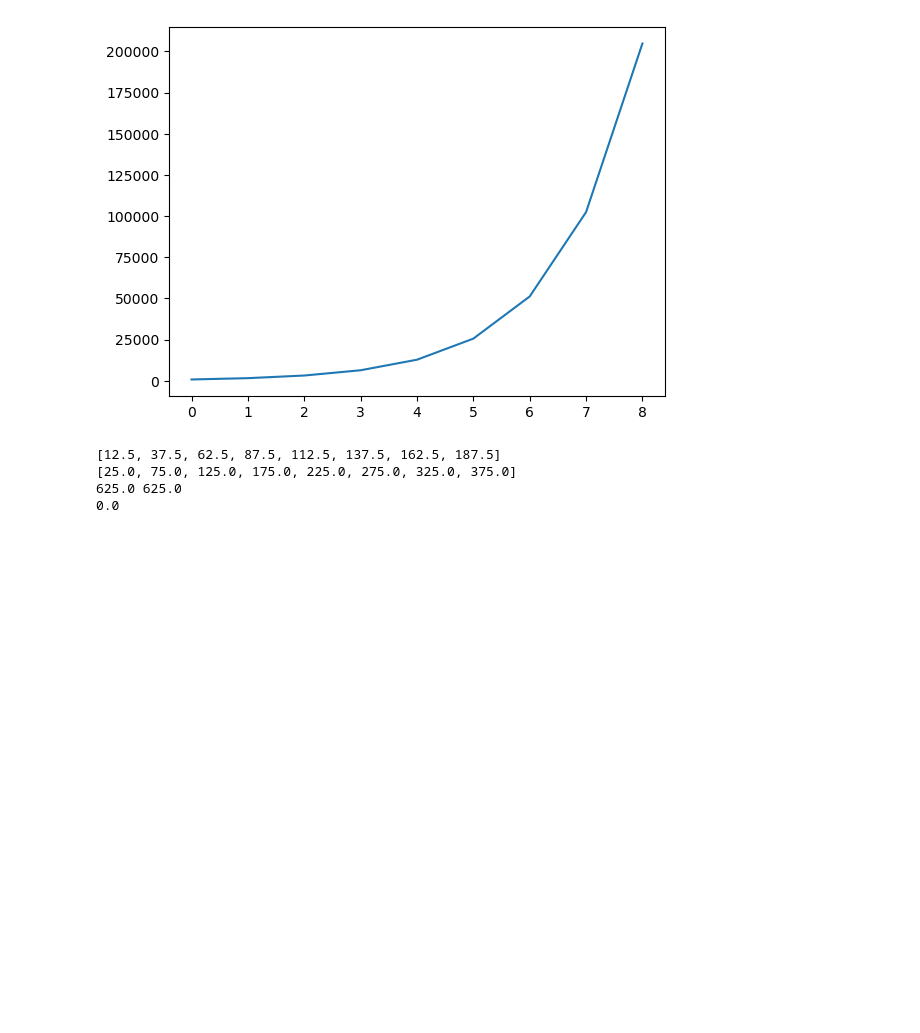
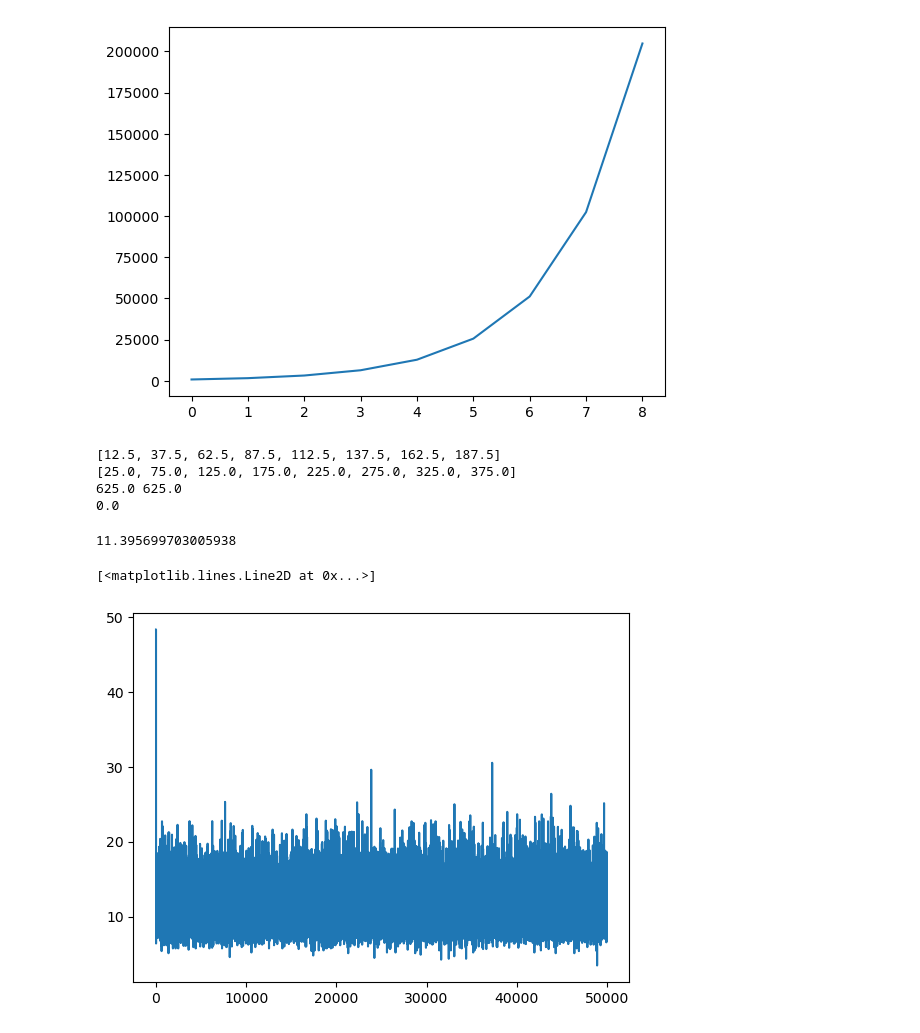
Before and after one commit to plumol/monte-carlo-simulations, a Jupyter notebook: post-analysis/mod_ff.ipynb, the cells around one changed output. Cells and saved outputs as stored; diff of their text form; code cells hidden in the pictures; blank space fills up the shorter version.

```diff
--- a/post-analysis/mod_ff.ipynb
+++ b/post-analysis/mod_ff.ipynb
@@ -42,3 +42,13 @@ print(np.sqrt(np.abs(np.mean(dis)**2 - np.mean(dis**2))))
 [25.0, 75.0, 125.0, 175.0, 225.0, 275.0, 325.0, 375.0]
 625.0 625.0
 0.0
+# %%
+df = pd.read_csv("../cpp-monte-carlo-simulations/var_runs/16/ecmc_ff_sf_10m-16-1.csv")
+random_hi = np.array(df["his"].to_list())
+
+print(random_hi.mean())
+plt.plot(random_hi)
+# %% [output]
+11.395699703005938
+[<matplotlib.lines.Line2D at 0x...>]
+[figure, added]
```
Also changed, not shown: 4 other files.
